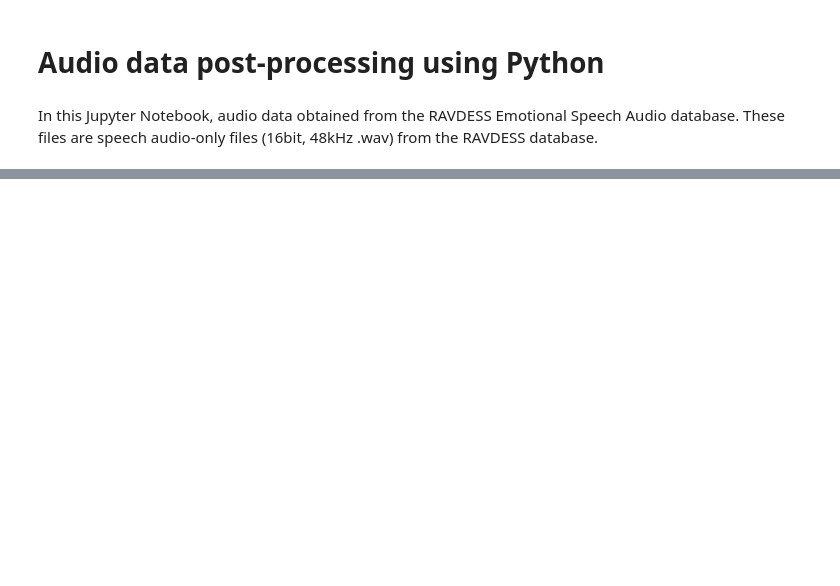
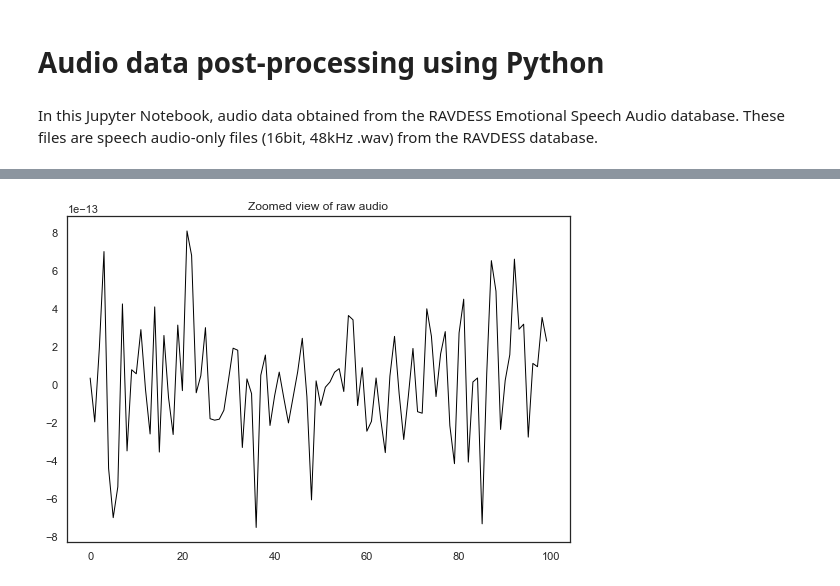
Before and after one commit to anirudhasurimukundan/audioML, a Jupyter notebook: audio_data_processing.ipynb, the cells around one changed output, grey strips where cells are left out. Saved outputs shown, nothing was run; the diff lists cells and outputs as text; code cells hidden in the pictures; blank space fills up the shorter version.

```diff
--- a/audio_data_processing.ipynb
+++ b/audio_data_processing.ipynb
@@ -43,0 +44,6 @@ plt.show()
+# %%
+pd.Series(y[10400:10500]).plot(figsize=(9, 6), lw=1, title='Zoomed view of raw audio', color='black')
+# pd.Series(y_trimmed[10000:10500]).plot(figsize=(9, 6), lw=1, title='Zoomed view of raw audio', color='red')
+plt.show()
+# %% [output]
+[figure, added]
```
Also changed, not shown: parts of 6 cells of this notebook.
